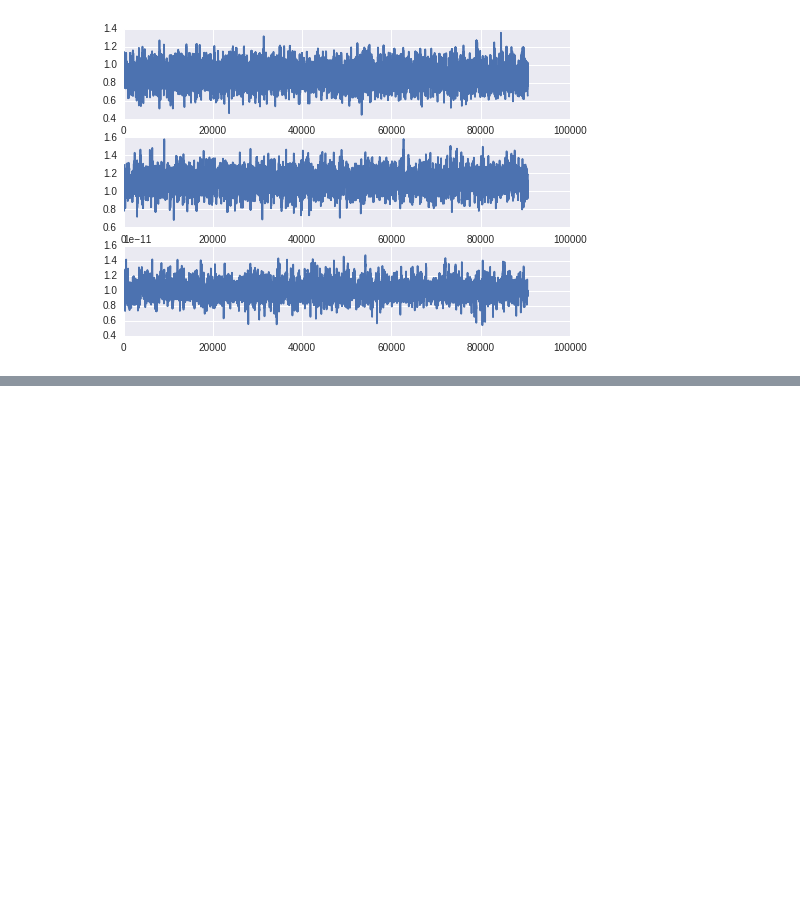
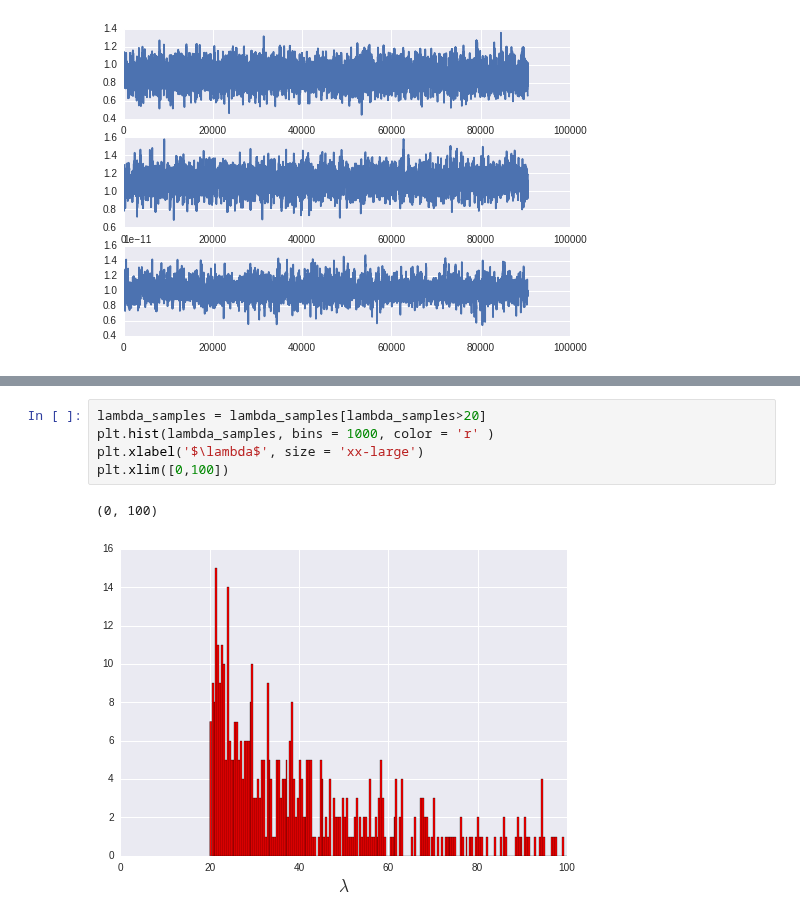
Before and after one commit to Ravirajadrangi/ClusterMassInference, a Jupyter notebook: Project Notebook.ipynb, the cells around one changed output, grey strips where cells are left out. Saved outputs shown, nothing was run; the diff lists cells and outputs as text; blank space fills up the shorter version.

```diff
--- a/Project Notebook.ipynb
+++ b/Project Notebook.ipynb
@@ -530,0 +537,8 @@ plt.xlabel('$\lambda$', size = 'xx-large')
+# %%
+lambda_samples = lambda_samples[lambda_samples>20]
+plt.hist(lambda_samples, bins = 1000, color = 'r' )
+plt.xlabel('$\lambda$', size = 'xx-large')
+plt.xlim([0,100])
+# %% [output]
+(0, 100)
+[figure, added]
```
Also changed, not shown: parts of 2 cells of this notebook.
